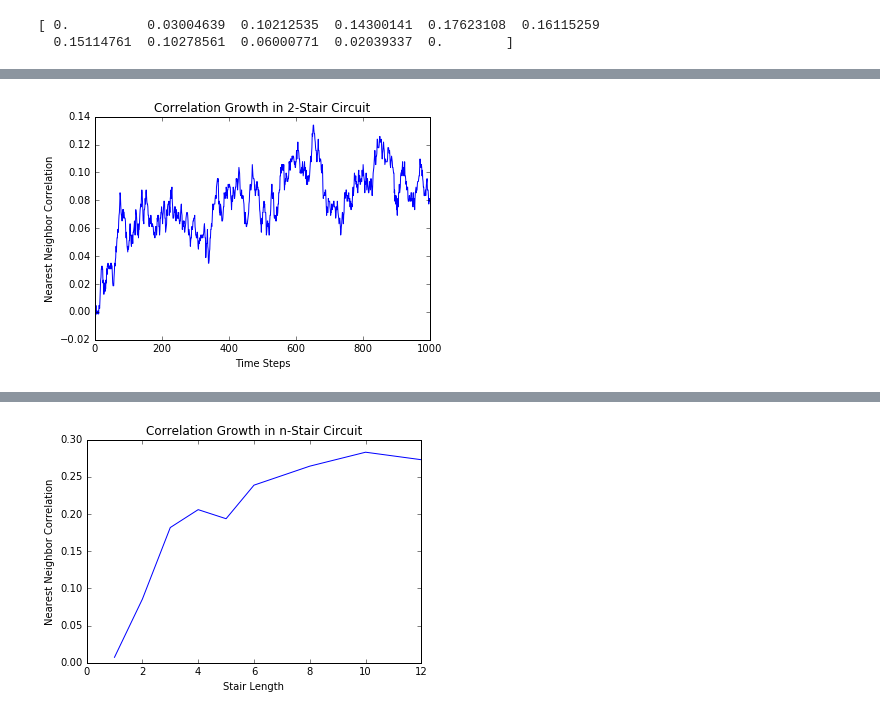
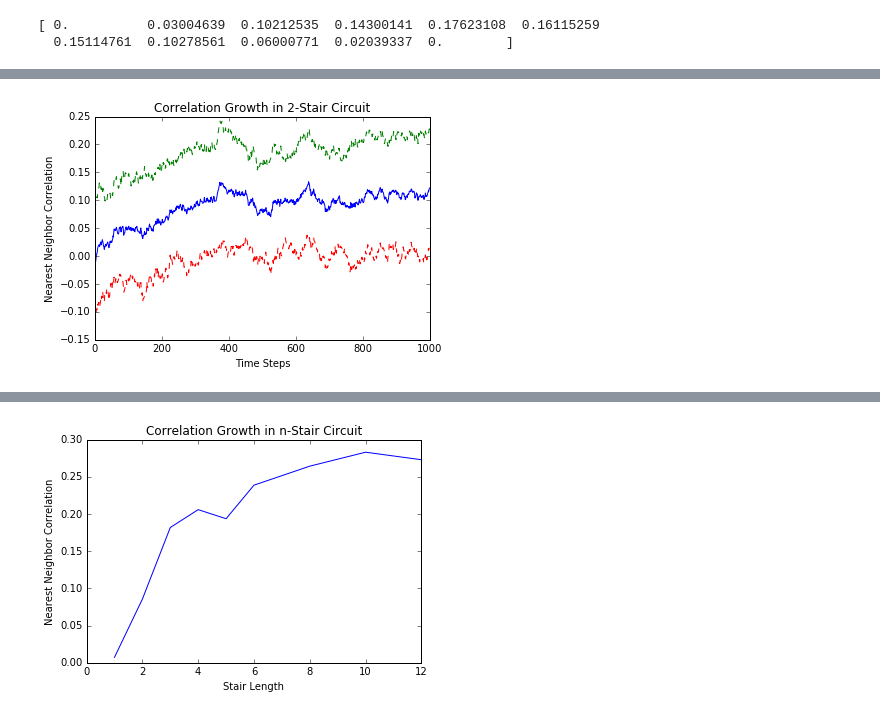
Before and after one commit to cnstahl/Asymmetric, a Jupyter notebook: python/Correlation.ipynb, the cells around one changed output, grey strips where cells are left out. Saved outputs shown, nothing was run; the diff lists cells and outputs as text; code cells hidden in the pictures.

```diff
--- a/python/Correlation.ipynb
+++ b/python/Correlation.ipynb
@@ -152,26 +155,29 @@ plt.show()
 N = 100
 Steps = 1000
 n = 2
-trials = 20
+trials = 40
 slopes = np.array([])
 ts = np.arange(Steps+1)
-totcorrels = np.zeros(Steps+1)
+allcorrels2 = np.zeros((trials, Steps+1))
 
 for m in range(trials):
     S = reset_S(N, 0)
-    correls = np.array([get_correlation(S)])
+    allcorrels2[m,0] = get_correlator(S) - 0**2
     for i in range(Steps):
         S = stair_update_S(S, n)
-        correls = np.append(correls, get_correlation(S))
-
-    totcorrels += correls
-
-totcorrels /= trials
-plt.plot(ts, totcorrels)
-plt.title("Correlation Growth in 2-Stair Circuit")
-plt.xlabel("Time Steps")
-plt.ylabel("Nearest Neighbor Correlation")
-plt.savefig("../figures/correlations/corrgrowth2.pdf")
-plt.show()
+        allcorrels2[m,i+1] = get_correlator(S) - 0**2
-# %% [output]
-[figure, removed]
+# %%
+avgcorrels = np.mean(allcorrels2, axis=0)
+std = np.std(allcorrels2, axis=0)
+plt.plot(ts, avgcorrels)
+plt.plot(ts, avgcorrels+std, '--')
+plt.plot(ts, avgcorrels-std, '--')
+# plt.plot(ts, allcorrels1.min(axis=0), label="Minimum")
+# plt.plot(ts, allcorrels1.max(axis=0), label="Maximum")
+plt.title("Correlation Growth in 2-Stair Circuit")
+plt.xlabel("Time Steps")
+plt.ylabel("Nearest Neighbor Correlation")
+# plt.savefig("../figures/correlations/2corrgrowth.pdf")
+plt.show()
+# %% [output]
+[figure, added]
```
Also changed, not shown: parts of 9 cells of this notebook, 7 other files.
